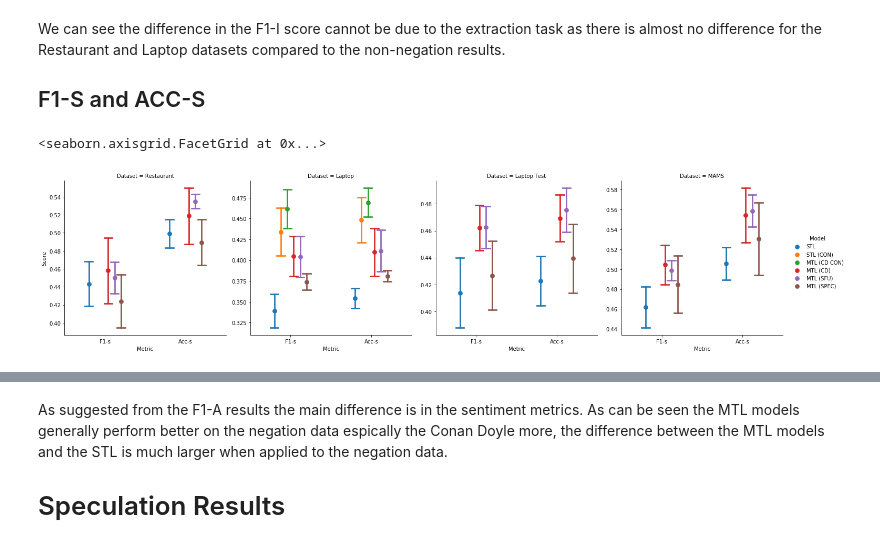
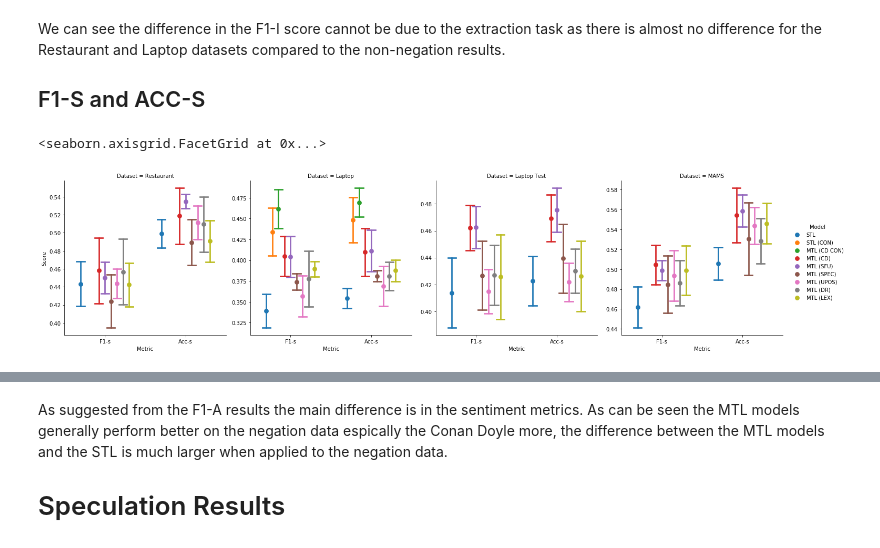
Before and after one commit to jerbarnes/multitask_negation_for_targeted_sentiment, a Jupyter notebook: notebooks/Evaluation_Metrics.ipynb, the cells around one changed output, grey strips where cells are left out. Saved outputs shown, nothing was run; the diff lists cells and outputs as text; code cells hidden in the pictures.

```diff
--- a/notebooks/Evaluation_Metrics.ipynb
+++ b/notebooks/Evaluation_Metrics.ipynb
@@ -282,7 +282,7 @@ from sklearn.metrics import accuracy_score, f1_score
 negation_results_df_dict = defaultdict(list)
 
 base_url = 'https://raw.githubusercontent.com/jbarnesspain/multitask_negation_for_targeted_sentiment/master/data/results/en'
-model_names = ['STL', 'STL (CON)' , 'MTL (CD CON)', 'MTL (CD)', 'MTL (SFU)', 'MTL (SPEC)']
+model_names = ['STL', 'STL (CON)' , 'MTL (CD CON)', 'MTL (CD)', 'MTL (SFU)', 'MTL (SPEC)', 'MTL (UPOS)', 'MTL (DR)', 'MTL (LEX)']
 dataset_names = ['Restaurant', 'Laptop', 'Laptop Test','MAMS']
 for model_name in model_names:
   if model_name == 'STL':
@@ -297,6 +297,12 @@ for model_name in model_names:
     model_url = base_url + '/mtl/sfu'
   elif model_name == 'MTL (SPEC)':
     model_url = base_url + '/mtl/sfu_spec'
+  elif model_name == 'MTL (DR)':
+    model_url = base_url + '/mtl/dr'
+  elif model_name == 'MTL (LEX)':
+    model_url = base_url + '/mtl/lextag'
+  elif model_name == 'MTL (UPOS)':
+    model_url = base_url + '/mtl/u_pos'
   for dataset_name in dataset_names:
     result_url = model_url + f'/{dataset_name.lower()}/dev_neg.conll'
     if 'CON)' in model_name:
@@ -429,11 +435,11 @@ We can see the difference in the F1-I score cannot be due to the extraction task
 # %%
 sentiment_negation_results = negation_results_df[negation_results_df['Metric'].isin(['F1-s', 'Acc-s'])]
 sns.catplot(data=sentiment_negation_results, hue='Model', col='Dataset', x='Metric',
             y='Score', sharex=False, sharey=False, kind='point', ci='sd',
-            join=False, dodge=0.4, capsize=0.1)
+            join=False, dodge=0.6, capsize=0.1)
 # %% [output]
 <seaborn.axisgrid.FacetGrid at 0x...>
-[figure, old version]
+[figure, new version]
 # %%
 pd.pivot_table(values='Score',
                columns=['Dataset', 'Metric'],
```
Also changed, not shown: parts of 12 cells of this notebook.
